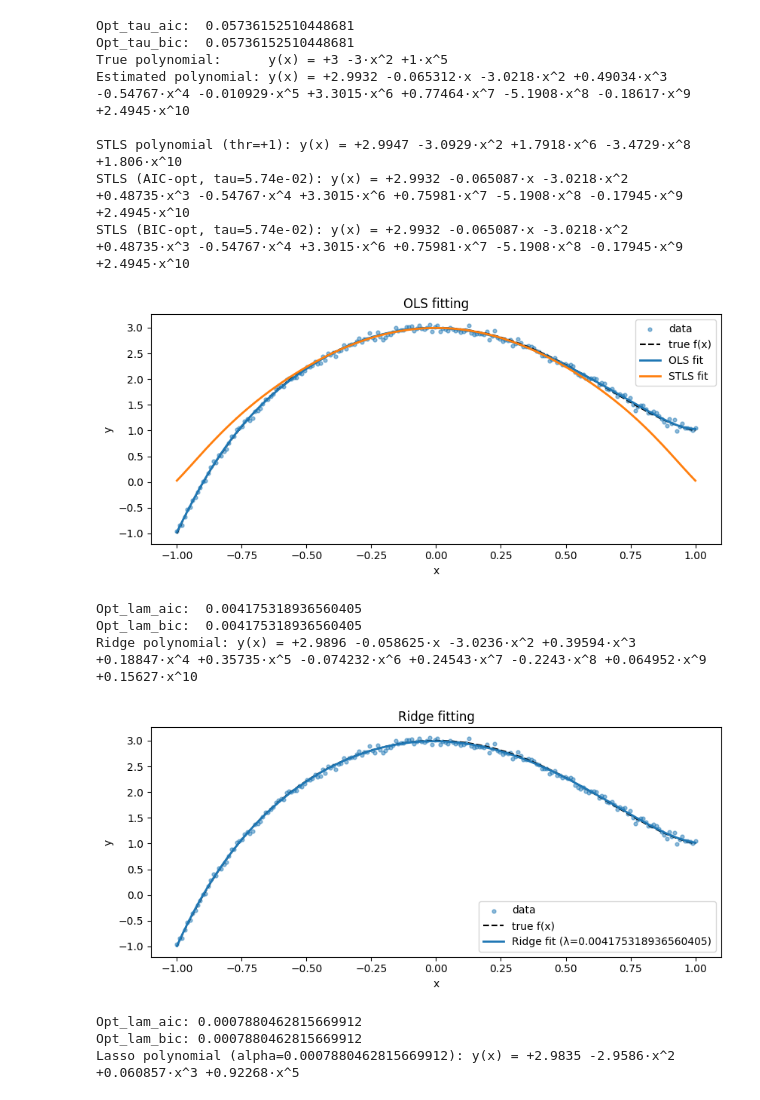
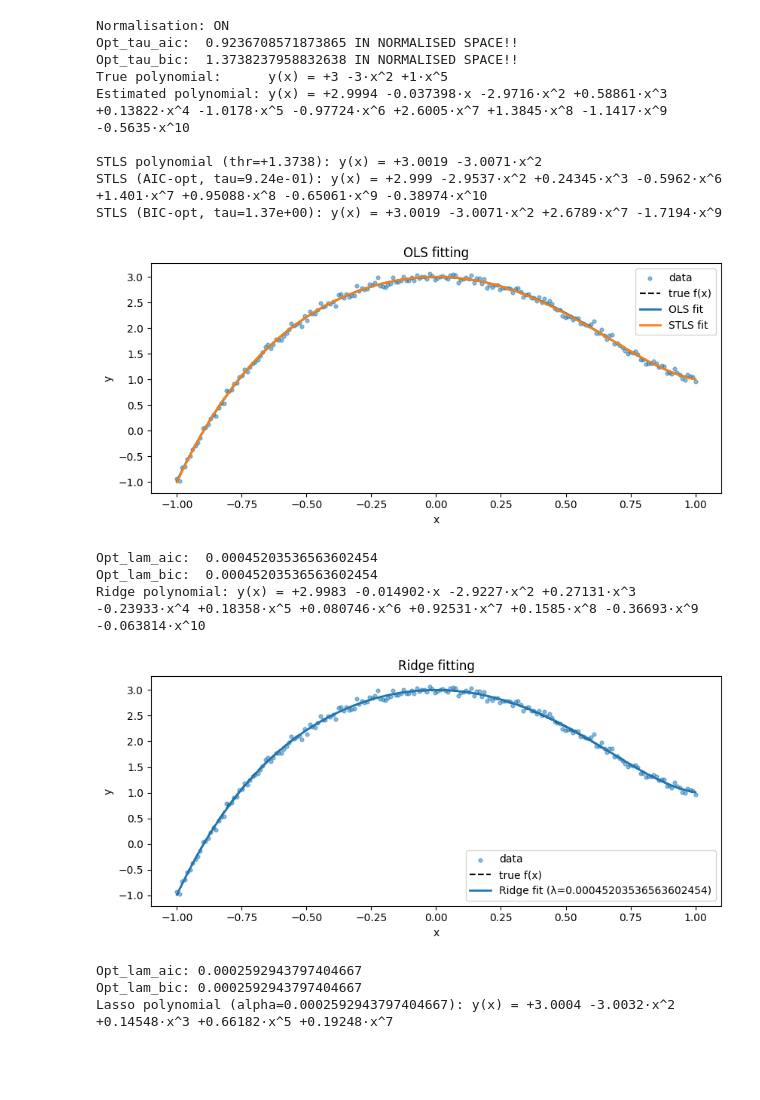
Before and after one commit to brianhjh/Bayesian-SINDy, a Jupyter notebook: notebooks/Simple_SINDy.ipynb, the cells around one changed output. Saved outputs shown, nothing was run; the diff lists cells and outputs as text; code cells hidden in the pictures; blank space fills up the shorter version.

Commit message:
Added normalisation swtich function + fixed minor errors

```diff
--- a/notebooks/Simple_SINDy.ipynb
+++ b/notebooks/Simple_SINDy.ipynb
@@ -87,13 +87,22 @@ y_hat = Theta @ w_hat
 # %%
 # STLS OLS
 
-# Normalize Therta to 2-norm : Make Theta (Library comparable)
-col_norms = np.linalg.norm(Theta, axis=0) + 1e-12
-Theta_n = Theta / col_norms
+normalise = 1                # Switch that turns on and off normalisation; 1 -> normalise 0 -> non-normalised
+
+if normalise:
+    # Normalize Therta to 2-norm : Make Theta (Library comparable)
+    col_norms = np.linalg.norm(Theta, axis=0) + 1e-12
+    Theta_n = Theta / col_norms
+    print("Normalisation: ON")
+else:
+    col_norms = np.ones(Theta.shape[1])
+    Theta_n = Theta.copy()
+    print("Normalisation: OFF")
+
 
 # Threshold - hyperparameter tuning using AIC/BIC
 
-taus = np.logspace(-4, 0, 30)
+taus = np.logspace(-4, 1, 30)
 aic_list, bic_list, models = [], [], []
 
 # Computer AIC/BIC list for each tau
@@ -111,48 +120,47 @@ tau_bic = taus[np.argmin(bic_list)]
 w_aic = models[np.argmin(aic_list)] / col_norms  # (y = theta_n * w_n = theta * (w_n/col_norms))
 w_bic = models[np.argmin(bic_list)] / col_norms  # Therefore, w = w_n/ col_norms
 
-print("Opt_tau_aic: ", tau_aic)
-print("Opt_tau_bic: ", tau_bic)
+print("Opt_tau_aic: ", tau_aic, "IN NORMALISED SPACE!!")
+print("Opt_tau_bic: ", tau_bic, "IN NORMALISED SPACE!!")
 
-threshold = 1.0
-w_stls = stls_sindy(Theta, y, threshold=threshold, max_iter=10)
+threshold = tau_bic
+w_stls = stls_sindy(Theta, y, threshold=tau_bic, max_iter=10)
 y_stls = Theta @ w_stls
 
 # printing the discovered polynomial
 
 print("True polynomial:      y(x) =", format_poly(TRUE_COEFFS))
 print("Estimated polynomial: y(x) =", format_poly(w_hat))
-
 print("")
-
 print(f"STLS polynomial (thr={threshold:+.5g}): y(x) =", format_poly(w_stls))
 print(f"STLS (AIC-opt, tau={tau_aic:.2e}): y(x) =", format_poly(w_aic))
 print(f"STLS (BIC-opt, tau={tau_bic:.2e}): y(x) =", format_poly(w_bic))
 # %% [output]
-Opt_tau_aic:  0.05736152510448681
-Opt_tau_bic:  0.05736152510448681
+Normalisation: ON
+Opt_tau_aic:  0.9236708571873865 IN NORMALISED SPACE!!
+Opt_tau_bic:  1.3738237958832638 IN NORMALISED SPACE!!
 True polynomial:      y(x) = +3 -3·x^2 +1·x^5
-Estimated polynomial: y(x) = +2.9932 -0.065312·x -3.0218·x^2 +0.49034·x^3 -0.54767·x^4 -0.010929·x^5 +3.3015·x^6 +0.77464·x^7 -5.1908·x^8 -0.18617·x^9 +2.4945·x^10
+Estimated polynomial: y(x) = +2.9994 -0.037398·x -2.9716·x^2 +0.58861·x^3 +0.13822·x^4 -1.0178·x^5 -0.97724·x^6 +2.6005·x^7 +1.3845·x^8 -1.1417·x^9 -0.5635·x^10
 
-STLS polynomial (thr=+1): y(x) = +2.9947 -3.0929·x^2 +1.7918·x^6 -3.4729·x^8 +1.806·x^10
-STLS (AIC-opt, tau=5.74e-02): y(x) = +2.9932 -0.065087·x -3.0218·x^2 +0.48735·x^3 -0.54767·x^4 +3.3015·x^6 +0.75981·x^7 -5.1908·x^8 -0.17945·x^9 +2.4945·x^10
-STLS (BIC-opt, tau=5.74e-02): y(x) = +2.9932 -0.065087·x -3.0218·x^2 +0.48735·x^3 -0.54767·x^4 +3.3015·x^6 +0.75981·x^7 -5.1908·x^8 -0.17945·x^9 +2.4945·x^10
+STLS polynomial (thr=+1.3738): y(x) = +3.0019 -3.0071·x^2
+STLS (AIC-opt, tau=9.24e-01): y(x) = +2.999 -2.9537·x^2 +0.24345·x^3 -0.5962·x^6 +1.401·x^7 +0.95088·x^8 -0.65061·x^9 -0.38974·x^10
+STLS (BIC-opt, tau=1.37e+00): y(x) = +3.0019 -3.0071·x^2 +2.6789·x^7 -1.7194·x^9
 # %%
 # OLS Results
 # Figure 1 - OLS fit curve
 
 plt.figure(figsize=(8.5, 4))
 plt.scatter(x, y, s=12, alpha=0.5, label="data")
 plt.plot(x, y_true, "k--", label="true f(x)")
 plt.plot(x, y_hat, label="OLS fit", linewidth=2)
-plt.plot(x, y_stls, label="OLS fit", linewidth=2)
+plt.plot(x, y_stls, label="STLS fit", linewidth=2)
 plt.xlabel("x"); plt.ylabel("y")
 plt.title("OLS fitting")
 plt.legend()
 plt.tight_layout()
 plt.show()
 # %% [output]
-[figure, old version]
+[figure, new version]
 # %%
 # Ridge Regularization (L2)
 
@@ -185,9 +193,9 @@ y_ridge = Theta @ w_ridge
 
 print("Ridge polynomial: y(x) =", format_poly(w_ridge))
 # %% [output]
-Opt_lam_aic:  0.004175318936560405
-Opt_lam_bic:  0.004175318936560405
-Ridge polynomial: y(x) = +2.9896 -0.058625·x -3.0236·x^2 +0.39594·x^3 +0.18847·x^4 +0.35735·x^5 -0.074232·x^6 +0.24543·x^7 -0.2243·x^8 +0.064952·x^9 +0.15627·x^10
+Opt_lam_aic:  0.00045203536563602454
+Opt_lam_bic:  0.00045203536563602454
+Ridge polynomial: y(x) = +2.9983 -0.014902·x -2.9227·x^2 +0.27131·x^3 -0.23933·x^4 +0.18358·x^5 +0.080746·x^6 +0.92531·x^7 +0.1585·x^8 -0.36693·x^9 -0.063814·x^10
 # %%
 # Figure 2 - Ridge Regression Fit curve
 
@@ -201,7 +209,7 @@ plt.legend()
 plt.tight_layout()
 plt.show()
 # %% [output]
-[figure, old version]
+[figure, new version]
 # %%
 # Lasso regularaisation (L1)
 
@@ -238,9 +246,9 @@ y_lasso = Theta @ w_lasso
 
 print(f"Lasso polynomial (alpha={alpha_lasso}): y(x) = {format_poly(w_lasso)}")
 # %% [output]
-Opt_lam_aic: 0.0007880462815669912
-Opt_lam_bic: 0.0007880462815669912
-Lasso polynomial (alpha=0.0007880462815669912): y(x) = +2.9835 -2.9586·x^2 +0.060857·x^3 +0.92268·x^5
+Opt_lam_aic: 0.0002592943797404667
+Opt_lam_bic: 0.0002592943797404667
+Lasso polynomial (alpha=0.0002592943797404667): y(x) = +3.0004 -3.0032·x^2 +0.14548·x^3 +0.66182·x^5 +0.19248·x^7
 # %%
 # Lasso Plot comparison
 
```
Also changed, not shown: parts of 2 cells of this notebook.
